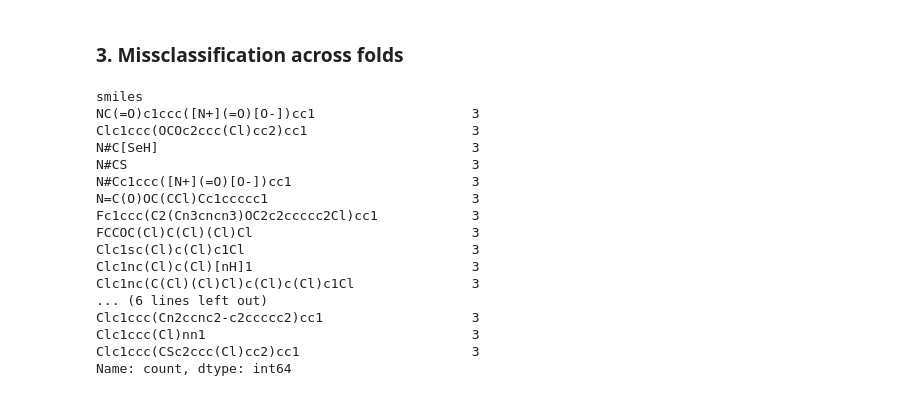
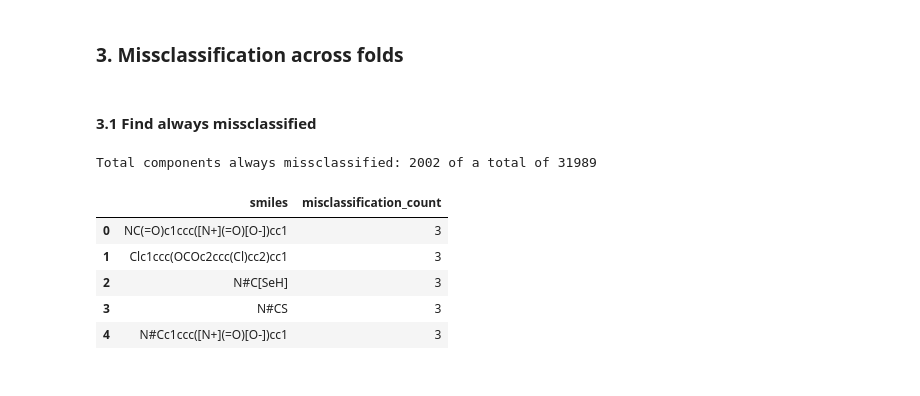
Before and after one commit to grittalikestocode/PFAS_Toxicity_ML_Replication, a Jupyter notebook: notebooks/gcn/02_analyse_results.ipynb, the cells around one changed output. Drawn from its saved outputs; the diff is of its cells as text; code cells hidden in the pictures.

```diff
--- a/notebooks/gcn/02_analyse_results.ipynb
+++ b/notebooks/gcn/02_analyse_results.ipynb
@@ -73,7 +75,7 @@ plot_confusion_matrix_with_accuracy(class_strat_data['actual_epa'], class_strat_
 # %% [markdown]
 ### 3. Missclassification across folds
 # %%
-class_strat_results = pd.read_csv('../../data/replication_gcn/classification_gcn_1727_3792_64_stratified_training.csv')
+class_strat_results_training = pd.read_csv('../../data/replication_gcn/classification_gcn_1727_3792_64_stratified_training.csv')
 # %%
 def count_misclassifications(df):
     # Identify misclassified rows
@@ -86,21 +90,15 @@ def count_misclassifications(df):
-# %%
-all_miss_class_strat = count_misclassifications(class_strat_results)
-all_miss_class_strat.head(20)
-# %% [output]
-smiles
-NC(=O)c1ccc([N+](=O)[O-])cc1                    3
-Clc1ccc(OCOc2ccc(Cl)cc2)cc1                     3
-N#C[SeH]                                        3
-N#CS                                            3
-N#Cc1ccc([N+](=O)[O-])cc1                       3
-N=C(O)OC(CCl)Cc1ccccc1                          3
-Fc1ccc(C2(Cn3cncn3)OC2c2ccccc2Cl)cc1            3
-FCCOC(Cl)C(Cl)(Cl)Cl                            3
-Clc1sc(Cl)c(Cl)c1Cl                             3
-Clc1nc(Cl)c(Cl)[nH]1                            3
-Clc1nc(C(Cl)(Cl)Cl)c(Cl)c(Cl)c1Cl               3
-... (6 lines left out)
-Clc1ccc(Cn2ccnc2-c2ccccc2)cc1                   3
-Clc1ccc(Cl)nn1                                  3
-Clc1ccc(CSc2ccc(Cl)cc2)cc1                      3
-Name: count, dtype: int64
+# %% [markdown]
+#### 3.1 Find always missclassified
+# %%
+all_miss_class_strat = count_misclassifications(class_strat_results_training)
+all_miss_class_strat = all_miss_class_strat[all_miss_class_strat['misclassification_count'] > 2]
+print('Total components always missclassified:',len(all_miss_class_strat), 'of a total of', len(class_strat_results_training))
+all_miss_class_strat.head()
+# %% [output]
+Total components always missclassified: 2002 of a total of 31989
+|  | smiles | misclassification_count |
+| 0 | NC(=O)c1ccc([N+](=O)[O-])cc1 | 3 |
+| 1 | Clc1ccc(OCOc2ccc(Cl)cc2)cc1 | 3 |
+| 2 | N#C[SeH] | 3 |
+| 3 | N#CS | 3 |
+| 4 | N#Cc1ccc([N+](=O)[O-])cc1 | 3 |
```
Also changed, not shown: parts of 17 cells of this notebook.
